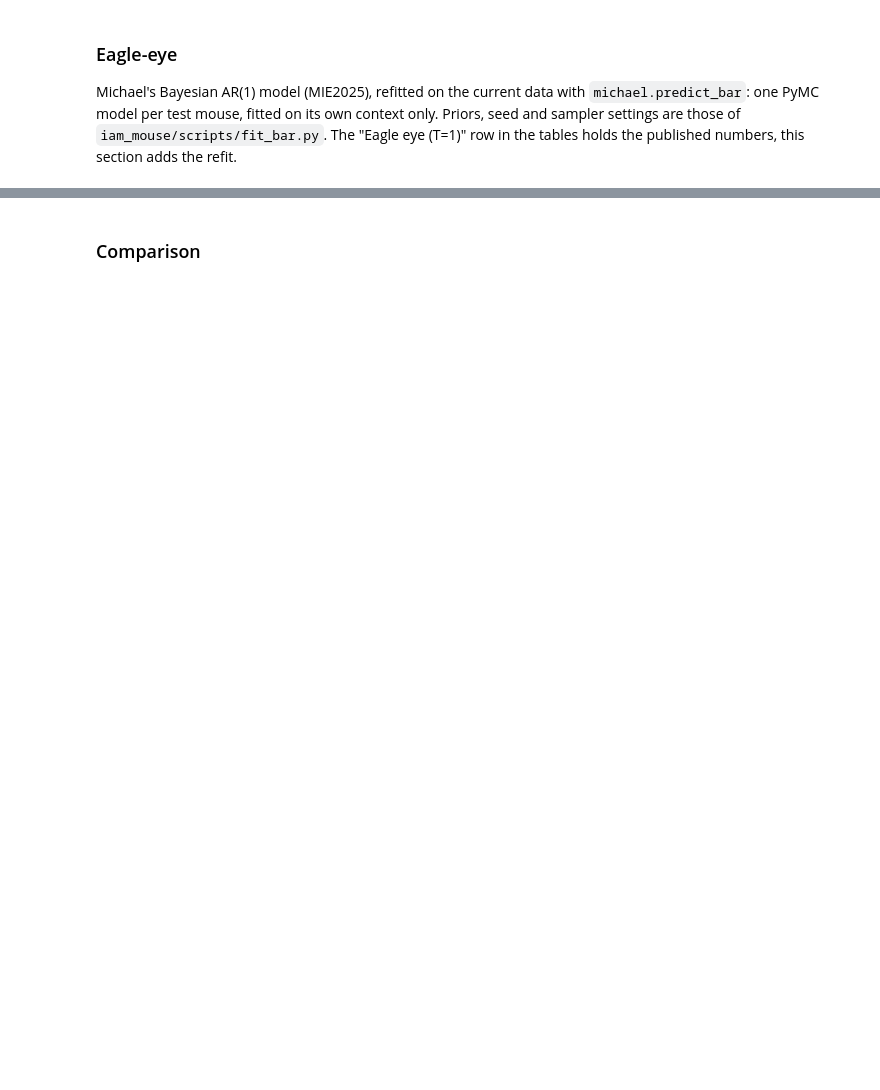
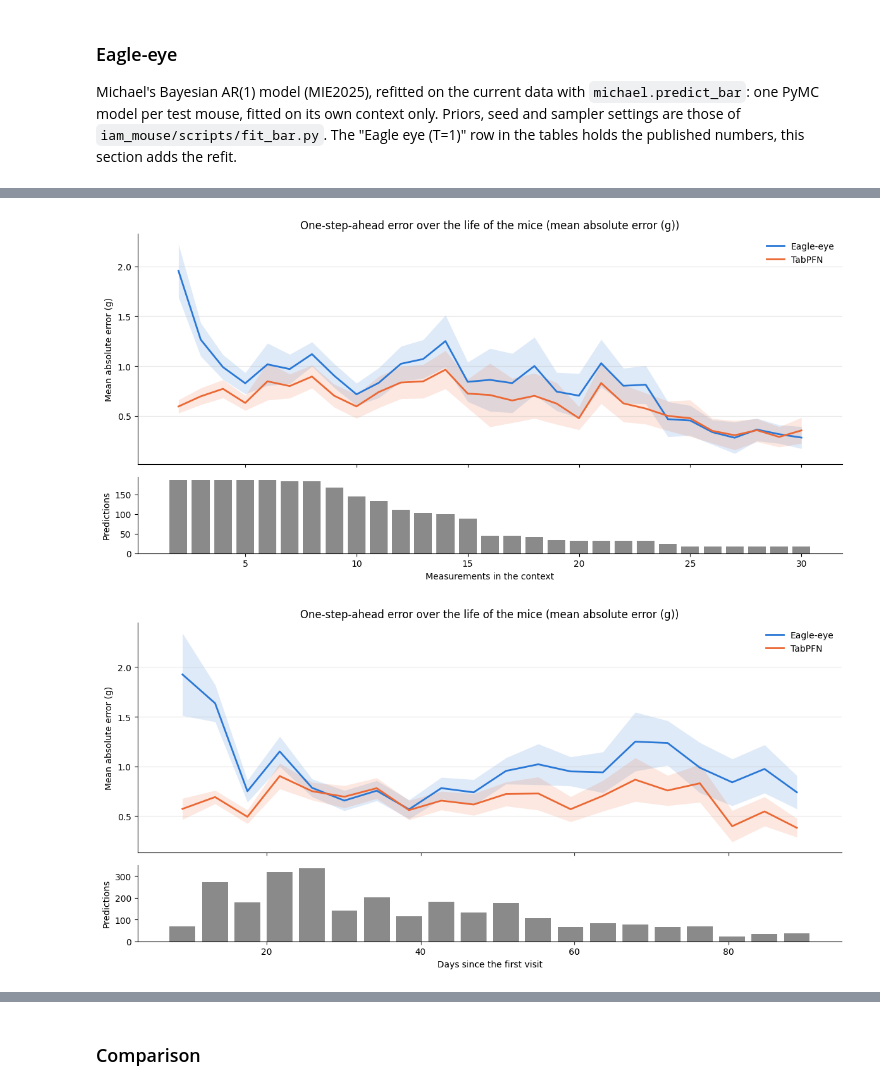
Before and after one commit to UKEIAM/TFM-mouse, a Jupyter notebook: notebooks/mouse.ipynb, the cells around one changed output, grey strips where cells are left out. Cells and saved outputs as stored; diff of their text form; code cells hidden in the pictures; blank space fills up the shorter version.

```diff
--- a/notebooks/mouse.ipynb
+++ b/notebooks/mouse.ipynb
@@ -80,5 +98,15 @@ FEATURES = [
 ]
 X_COLUMNS = model_columns(FEATURES)
 
+# Eagle-eye: mice fitted in parallel, one fit takes about 1.5 min
+N_JOBS = 16
+logging.getLogger("pymc").setLevel(logging.WARNING)
+logging.getLogger("arviz").setLevel(logging.WARNING)
+
+# Rolling evaluation
+EVERY = 1  # predict every k-th measurement, the last one is always included
+EAGLE_CACHE = "/data/PFN/Mouse/rolling/eagle_trail3.parquet"  # new path when data or sampler settings change
+TABPFN_CACHE = "/data/PFN/Mouse/rolling/tabpfn_trail3.parquet"  # new path when data, FEATURES or TabPFN change
+
 os.environ["SETUPTOOLS_USE_DISTUTILS"] = "local"
 os.environ["TABPFN_TOKEN"] = "tabpfn_sk_3XA36olToOXSzenBDBSzotxkWIoad2auFJauzRmtfjI"
@@ -358,0 +400,7 @@ plt.show()
+# %%
+plot_error_by_position(long_df, x="step")
+plot_error_by_position(long_df, x="days_since", bins=20)
+plt.show()
+# %% [output]
+[figure, added]
+[figure, added]
```
Also changed, not shown: parts of 34 cells of this notebook, 3 other files.
